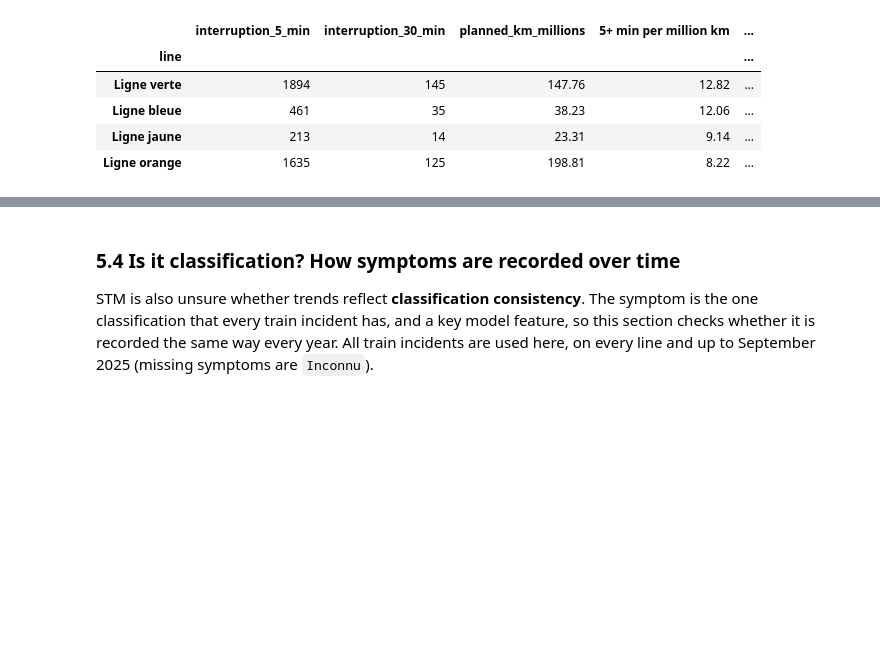
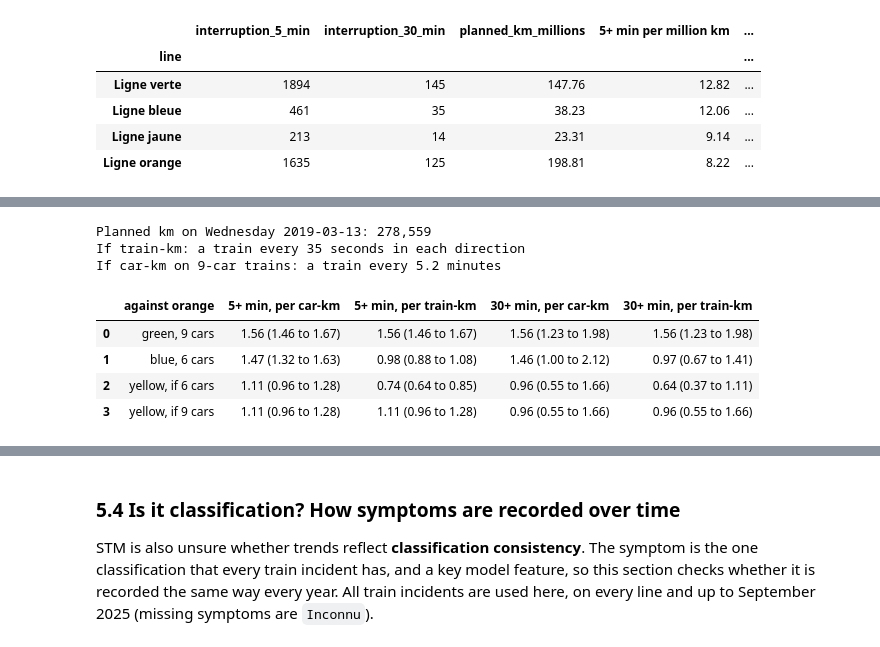
Before and after one commit to nirtiac/DS_challenge, a Jupyter notebook: modelling.ipynb, the cells around one changed output, grey strips where cells are left out. Drawn from its saved outputs; the diff is of its cells as text; code cells hidden in the pictures; blank space fills up the shorter version.

```diff
--- a/modelling.ipynb
+++ b/modelling.ipynb
@@ -1232,3 +1241,53 @@ by_line.sort_values("5+ min per million km", ascending=False)
+# %%
+# Could these be train-km? If so, how often would a train run on a normal weekday?
+NETWORK_LENGTH_KM = 69.2
+SERVICE_MINUTES_PER_DAY = 19.5 * 60
+ORANGE_CARS_PER_TRAIN = 9
+
+one_weekday_km = planned_km.loc[planned_km["date"] == "2019-03-13", "planned_km"].sum()
+trains_per_direction = one_weekday_km / NETWORK_LENGTH_KM / 2
+minutes_between_trains = SERVICE_MINUTES_PER_DAY / trains_per_direction
+print(f"Planned km on Wednesday 2019-03-13: {one_weekday_km:,.0f}")
+print(f"If train-km: a train every {minutes_between_trains * 60:.0f} seconds in each direction")
+print(f"If car-km on 9-car trains: a train every {minutes_between_trains * 9:.1f} minutes")
+
+
+def ratio_to_orange(line, count_column, cars_per_train):
+    """The line's rate per train-km divided by orange's, with a 95% interval (Poisson counts).
+
+    With 9 cars for every line, the train lengths cancel out and this is the ratio per car-km.
+    """
+    count = by_line.loc[line, count_column]
+    orange_count = by_line.loc["Ligne orange", count_column]
+    rate = count / (by_line.loc[line, "planned_km_millions"] / cars_per_train)
+    orange_rate = orange_count / (by_line.loc["Ligne orange", "planned_km_millions"] / ORANGE_CARS_PER_TRAIN)
+    ratio = rate / orange_rate
+    margin = 1.96 * np.sqrt(1 / count + 1 / orange_count)
+    return f"{ratio:.2f} ({ratio * np.exp(-margin):.2f} to {ratio * np.exp(margin):.2f})"
+
+
+rows = []
+for label, line, cars in [("green, 9 cars", "Ligne verte", 9),
+                          ("blue, 6 cars", "Ligne bleue", 6),
+                          ("yellow, if 6 cars", "Ligne jaune", 6),
+                          ("yellow, if 9 cars", "Ligne jaune", 9)]:
+    rows.append({
+        "against orange": label,
+        "5+ min, per car-km": ratio_to_orange(line, "interruption_5_min", 9),
+        "5+ min, per train-km": ratio_to_orange(line, "interruption_5_min", cars),
+        "30+ min, per car-km": ratio_to_orange(line, "interruption_30_min", 9),
+        "30+ min, per train-km": ratio_to_orange(line, "interruption_30_min", cars),
+    })
+pd.DataFrame(rows)
+# %% [output]
+Planned km on Wednesday 2019-03-13: 278,559
+If train-km: a train every 35 seconds in each direction
+If car-km on 9-car trains: a train every 5.2 minutes
+|  | against orange | 5+ min, per car-km | 5+ min, per train-km | 30+ min, per car-km | 30+ min, per train-km |
+| 0 | green, 9 cars | 1.56 (1.46 to 1.67) | 1.56 (1.46 to 1.67) | 1.56 (1.23 to 1.98) | 1.56 (1.23 to 1.98) |
+| 1 | blue, 6 cars | 1.47 (1.32 to 1.63) | 0.98 (0.88 to 1.08) | 1.46 (1.00 to 2.12) | 0.97 (0.67 to 1.41) |
+| 2 | yellow, if 6 cars | 1.11 (0.96 to 1.28) | 0.74 (0.64 to 0.85) | 0.96 (0.55 to 1.66) | 0.64 (0.37 to 1.11) |
+| 3 | yellow, if 9 cars | 1.11 (0.96 to 1.28) | 1.11 (0.96 to 1.28) | 0.96 (0.55 to 1.66) | 0.96 (0.55 to 1.66) |
 # %% [markdown]
 ### 5.3 What this shows
 
```
Also changed, not shown: parts of 3 cells of this notebook, 1 other file.
